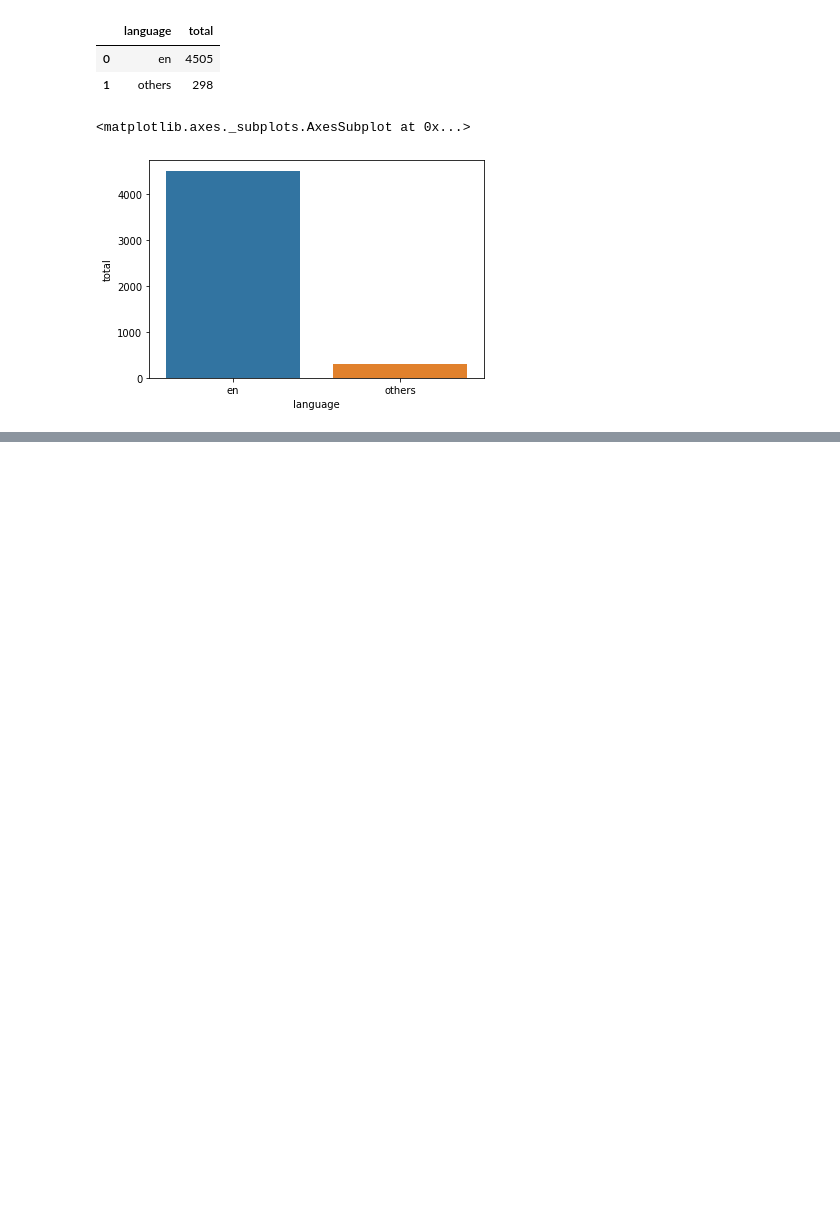
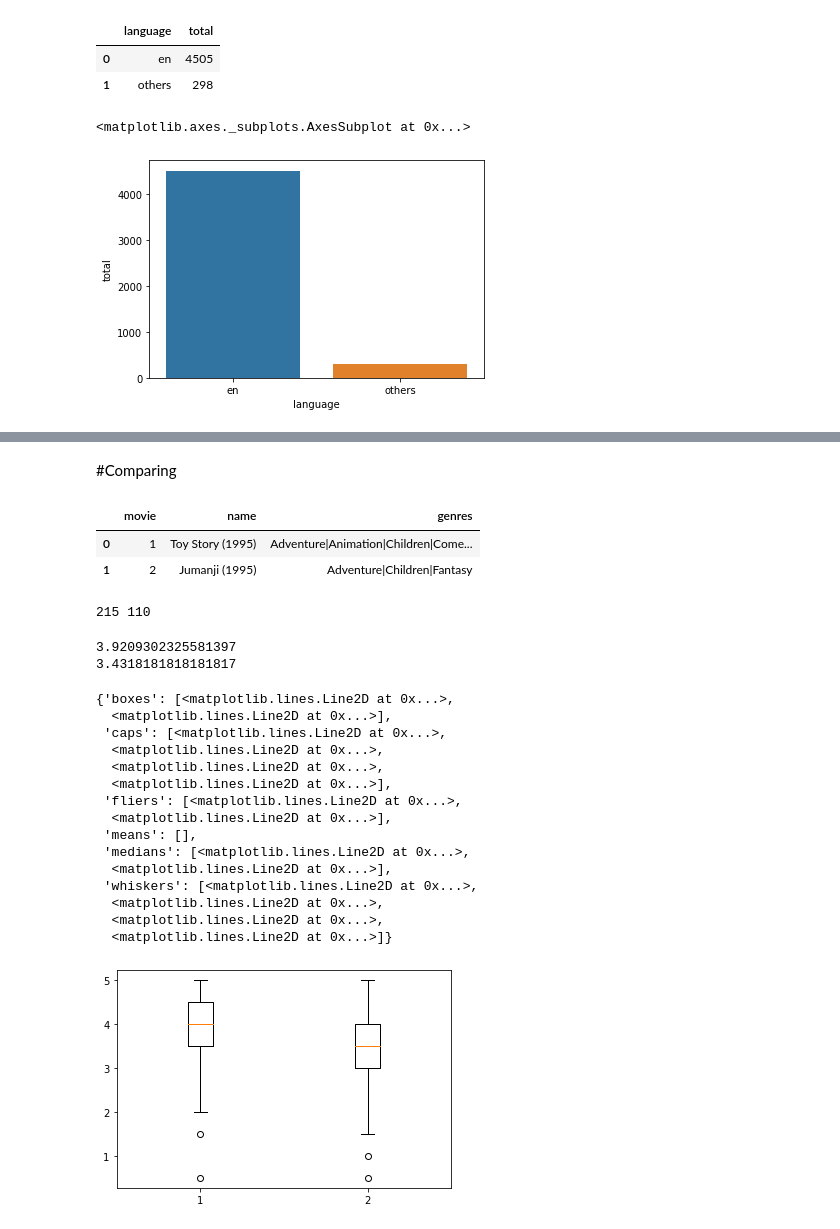
Before and after one commit to gopessoa/Data-Science, a Jupyter notebook: Data_Science_Intro.ipynb, the cells around one changed output, grey strips where cells are left out. Saved outputs shown, nothing was run; the diff lists cells and outputs as text; code cells hidden in the pictures; blank space fills up the shorter version.

```diff
--- a/Data_Science_Intro.ipynb
+++ b/Data_Science_Intro.ipynb
@@ -254,0 +274,39 @@ sns.barplot(x='language', y='total', data = data)
+# %% [markdown]
+#Comparing
+# %%
+movies.head(2)
+# %% [output]
+|  | movie | name | genres |
+| 0 | 1 | Toy Story (1995) | Adventure|Animation|Children|Come... |
+| 1 | 2 | Jumanji (1995) | Adventure|Children|Fantasy |
+# %%
+toy_story = ratings.query("movie == 1")
+jumanji = ratings.query("movie == 2")
+print(len(toy_story), len(jumanji))
+# %% [output]
+215 110
+# %%
+print(toy_story.rating.mean())
+print(jumanji.rating.mean())
+# %% [output]
+3.9209302325581397
+3.4318181818181817
+# %%
+plt.boxplot([toy_story.rating, jumanji.rating])
+# %% [output]
+{'boxes': [<matplotlib.lines.Line2D at 0x...>,
+  <matplotlib.lines.Line2D at 0x...>],
+ 'caps': [<matplotlib.lines.Line2D at 0x...>,
+  <matplotlib.lines.Line2D at 0x...>,
+  <matplotlib.lines.Line2D at 0x...>,
+  <matplotlib.lines.Line2D at 0x...>],
+ 'fliers': [<matplotlib.lines.Line2D at 0x...>,
+  <matplotlib.lines.Line2D at 0x...>],
+ 'means': [],
+ 'medians': [<matplotlib.lines.Line2D at 0x...>,
+  <matplotlib.lines.Line2D at 0x...>],
+ 'whiskers': [<matplotlib.lines.Line2D at 0x...>,
+  <matplotlib.lines.Line2D at 0x...>,
+  <matplotlib.lines.Line2D at 0x...>,
+  <matplotlib.lines.Line2D at 0x...>]}
+[figure, added]
```
Also changed, not shown: parts of 8 cells of this notebook.
